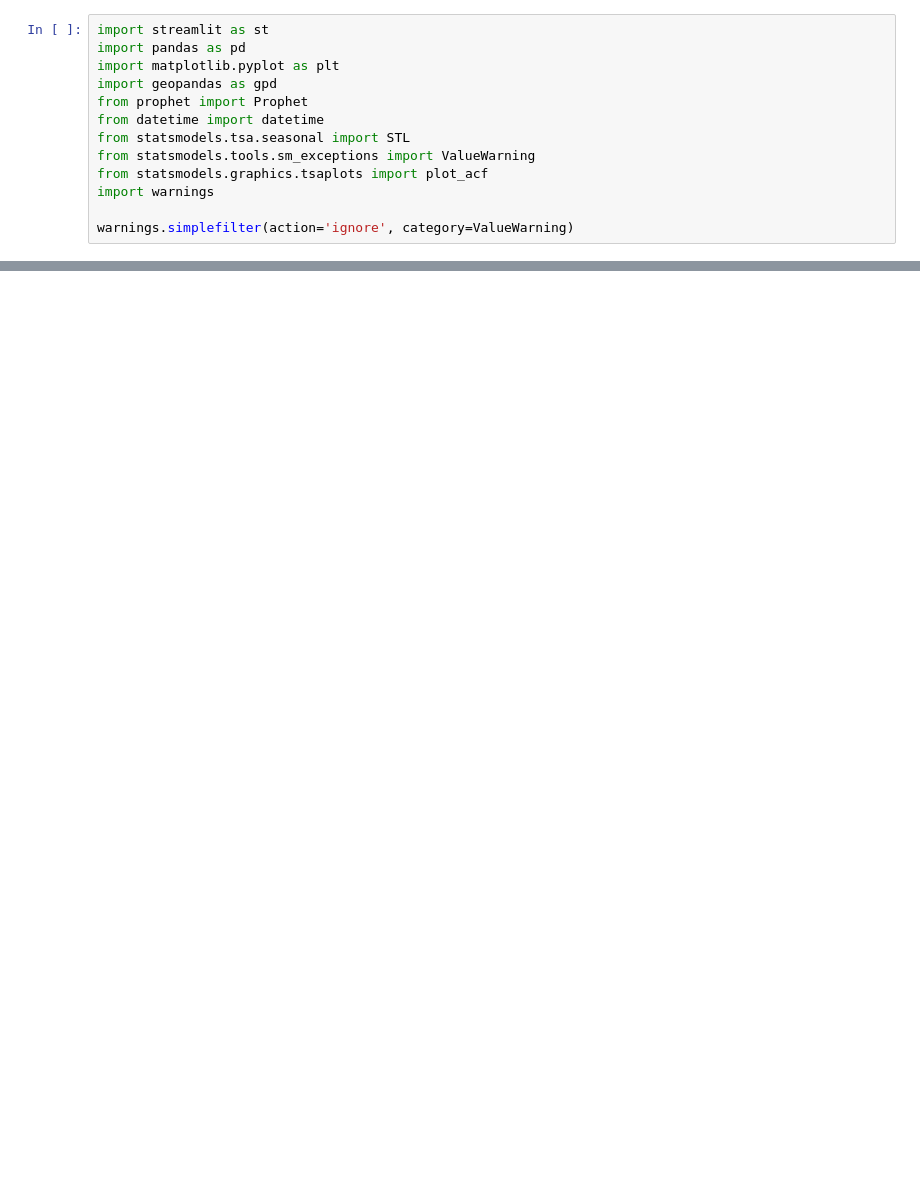
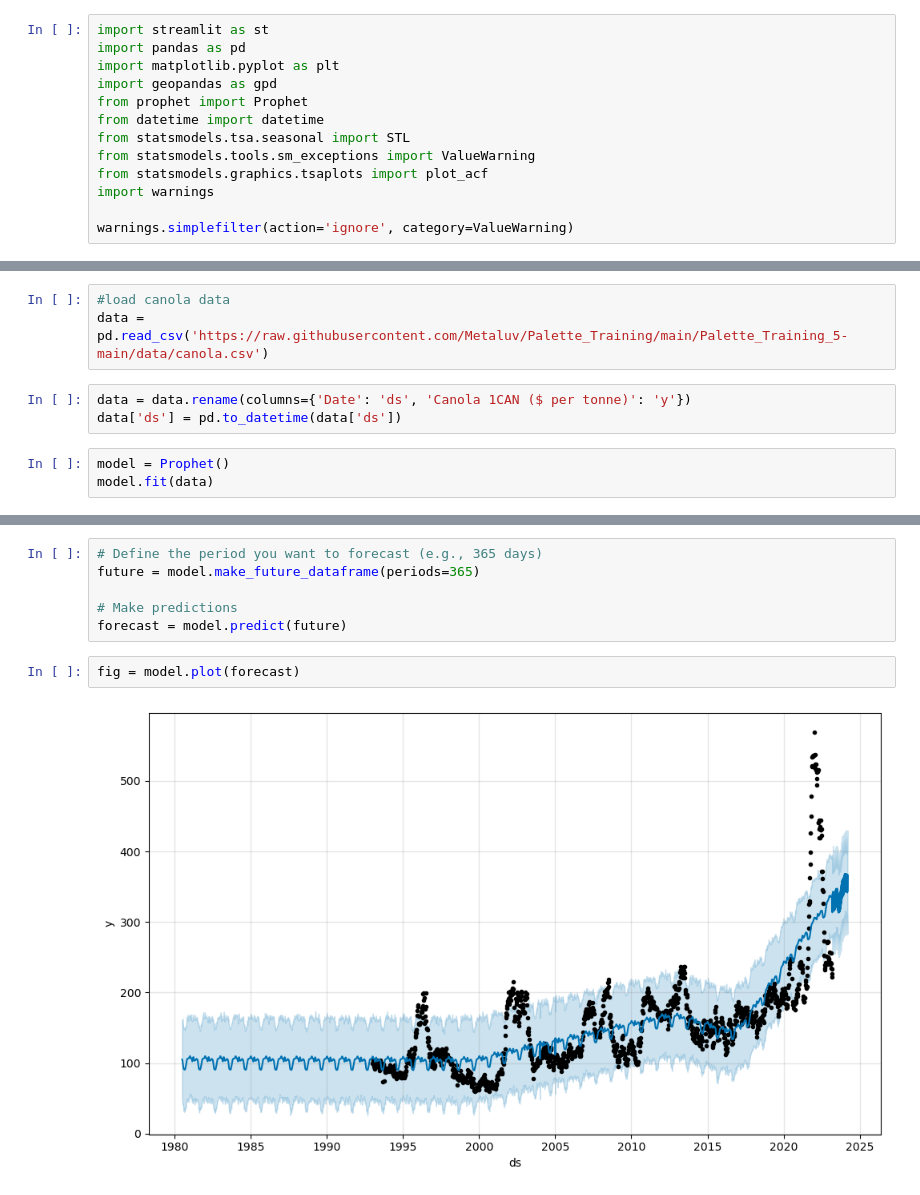
Before and after one commit to Metaluv/Palette_Training, a Jupyter notebook: Palette_Training_5-main/Assignment_5_v7.ipynb, the cells around one changed output, grey strips where cells are left out. Saved outputs shown, nothing was run; the diff lists cells and outputs as text; blank space fills up the shorter version.

```diff
--- a/Palette_Training_5-main/Assignment_5_v7.ipynb
+++ b/Palette_Training_5-main/Assignment_5_v7.ipynb
@@ -92,0 +14,9 @@ plt.show()
+# %%
+#load canola data
+data = pd.read_csv('https://raw.githubusercontent.com/Metaluv/Palette_Training/main/Palette_Training_5-main/data/canola.csv')
+# %%
+data = data.rename(columns={'Date': 'ds', 'Canola 1CAN ($ per tonne)': 'y'})
+data['ds'] = pd.to_datetime(data['ds'])
+# %%
+model = Prophet()
+model.fit(data)
@@ -92,0 +38,10 @@ plt.show()
+# %%
+# Define the period you want to forecast (e.g., 365 days)
+future = model.make_future_dataframe(periods=365)
+
+# Make predictions
+forecast = model.predict(future)
+# %%
+fig = model.plot(forecast)
+# %% [output]
+[figure, added]
```
Also changed, not shown: parts of 21 cells of this notebook, 5 other files.
